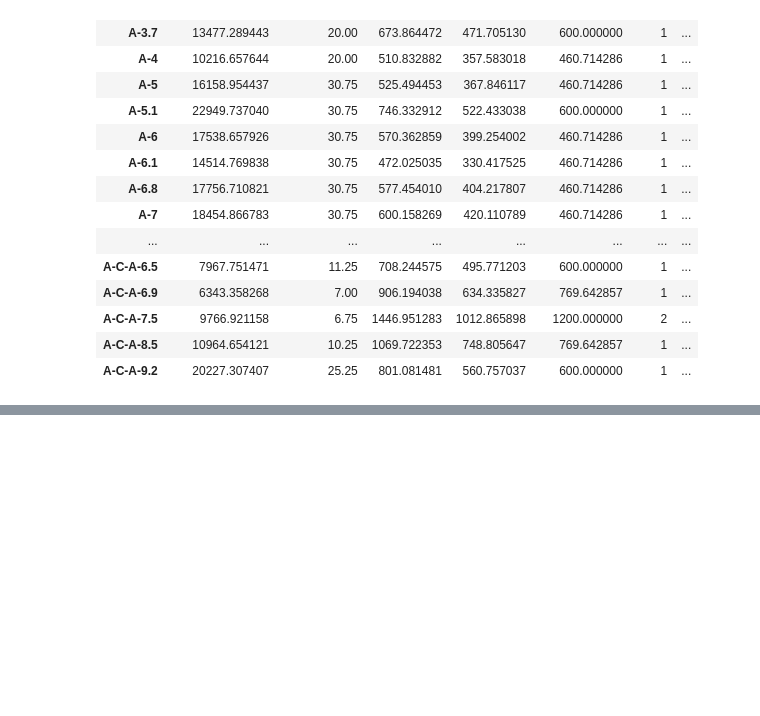
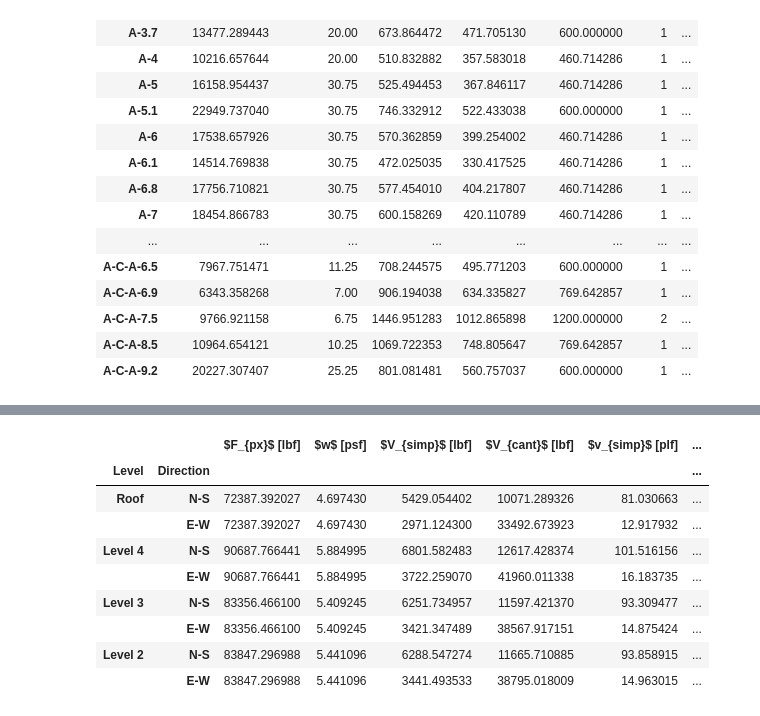
Before and after one commit to kpff-andy-sazima/Beaverton-Creek, a Jupyter notebook: building_a_seismic.ipynb, the cells around one changed output, grey strips where cells are left out. Drawn from its saved outputs; the diff is of its cells as text; code cells hidden in the pictures; blank space fills up the shorter version.

```diff
--- a/building_a_seismic.ipynb
+++ b/building_a_seismic.ipynb
@@ -2290,0 +2350,48 @@ display_table(
+# %%
+diaphragms_ew[
+    ["adjusted unit shear capacity simply supported", "shear stiffness simply supported", "shear dcr simply supported"]
+] = get_sheathing_properties(
+    diaphragms_ew["v_simp"], sheathing=sheathing, sheathing_application=SheathingApplication.DIAPHRAGM
+)
+
+diaphragms_ew[["adjusted unit shear capacity cantilever", "shear stiffness cantilever", "shear dcr cantilever"]] = (
+    get_sheathing_properties(
+        diaphragms_ew["v_cant"], sheathing=sheathing, sheathing_application=SheathingApplication.DIAPHRAGM
+    )
+)
+# %%
+idx = pd.IndexSlice
+diaphragms = diaphragms.reindex(columns=diaphragms_ns.columns)
+diaphragms_ns["Direction"] = "N-S"
+diaphragms_ew["Direction"] = "E-W"
+diaphragms_ns = diaphragms_ns.set_index("Direction", append=True)
+diaphragms_ew = diaphragms_ew.set_index("Direction", append=True)
+diaphragms.update(diaphragms_ns)
+diaphragms.update(diaphragms_ew)
+# %%
+column_name_map = {
+    "F_px": "$F_{px}$ [lbf]",
+    "area load": "$w$ [psf]",
+    "V_simp": "$V_{simp}$ [lbf]",
+    "V_cant": "$V_{cant}$ [lbf]",
+    "v_simp": "$v_{simp}$ [plf]",
+    "v_cant": "$v_{cant}$ [plf]",
+}
+display_table(
+    dataframe=diaphragms,
+    column_names_filter_and_map=column_name_map,
+    position_float="centering",
+    caption="Diaphragm Unit Shear Demands",
+    label="tab:diaphragm_unit_shears",
+)
+# %% [output]
+|  |  | $F_{px}$ [lbf] | $w$ [psf] | $V_{simp}$ [lbf] | $V_{cant}$ [lbf] | $v_{simp}$ [plf] | ... |
+| Level | Direction |  |  |  |  |  | ... |
+| Roof | N-S | 72387.392027 | 4.697430 | 5429.054402 | 10071.289326 | 81.030663 | ... |
+|  | E-W | 72387.392027 | 4.697430 | 2971.124300 | 33492.673923 | 12.917932 | ... |
+| Level 4 | N-S | 90687.766441 | 5.884995 | 6801.582483 | 12617.428374 | 101.516156 | ... |
+|  | E-W | 90687.766441 | 5.884995 | 3722.259070 | 41960.011338 | 16.183735 | ... |
+| Level 3 | N-S | 83356.466100 | 5.409245 | 6251.734957 | 11597.421370 | 93.309477 | ... |
+|  | E-W | 83356.466100 | 5.409245 | 3421.347489 | 38567.917151 | 14.875424 | ... |
+| Level 2 | N-S | 83847.296988 | 5.441096 | 6288.547274 | 11665.710885 | 93.858915 | ... |
+|  | E-W | 83847.296988 | 5.441096 | 3441.493533 | 38795.018009 | 14.963015 | ... |
```
Also changed, not shown: parts of 23 cells of this notebook.
